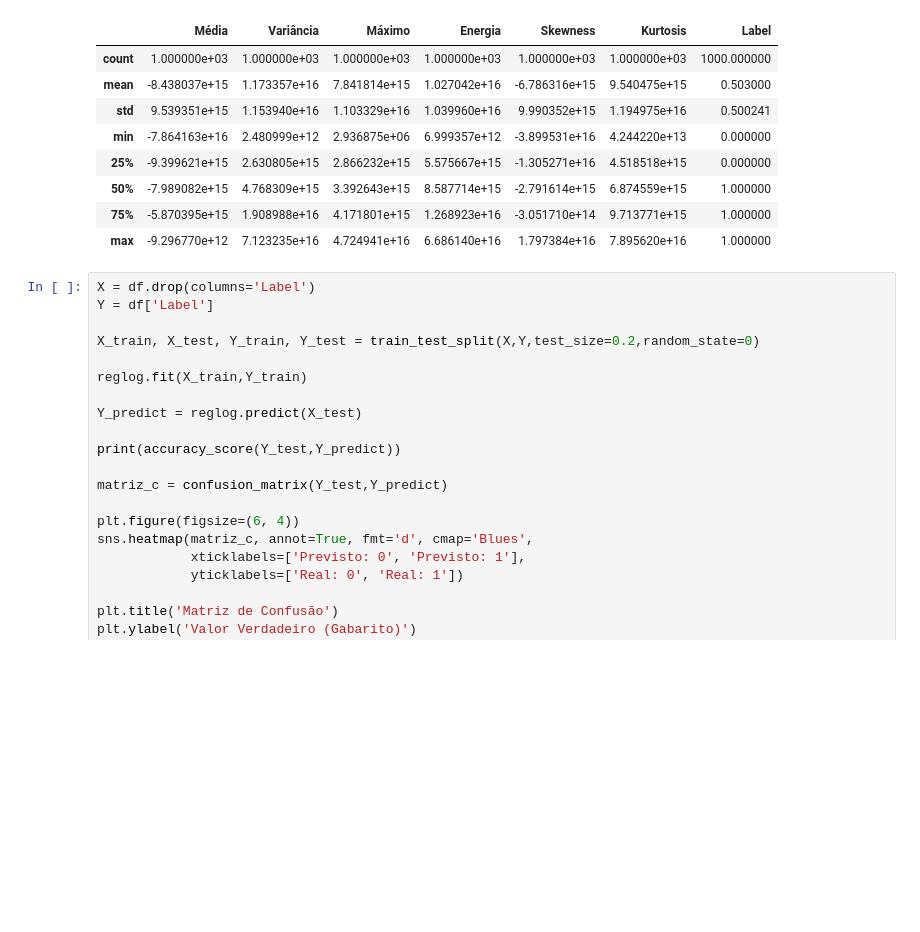
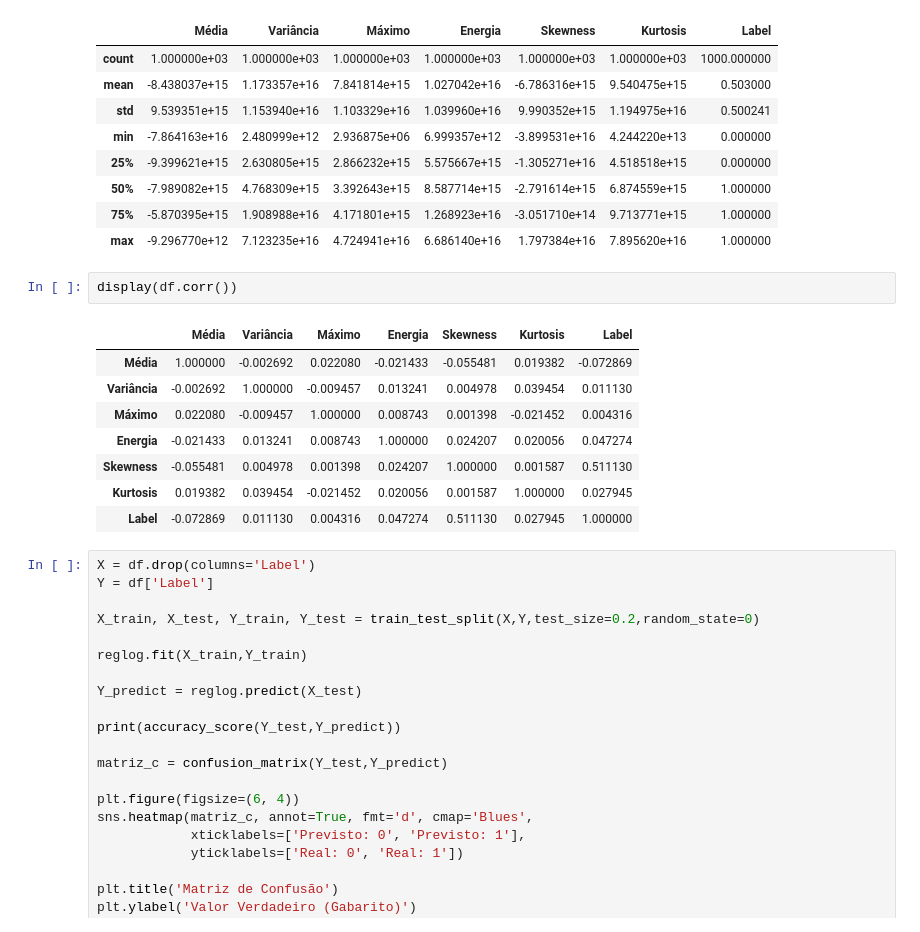
Before and after one commit to andrefsr/Estudos-em-Inteligencia-Artificial, a Jupyter notebook: 3 - Classificação (RegLog, LDA e QDA)/GPR dataset/reglog_gpr.ipynb, the cells around one changed output. Saved outputs shown, nothing was run; the diff lists cells and outputs as text; blank space fills up the shorter version.

```diff
--- a/3 - Classificação (RegLog, LDA e QDA)/GPR dataset/reglog_gpr.ipynb
+++ b/3 - Classificação (RegLog, LDA e QDA)/GPR dataset/reglog_gpr.ipynb
@@ -29,6 +32,17 @@ display(df.describe())
 | 50% | -7.989082e+15 | 4.768309e+15 | 3.392643e+15 | 8.587714e+15 | -2.791614e+15 | 6.874559e+15 | 1.000000 |
 | 75% | -5.870395e+15 | 1.908988e+16 | 4.171801e+15 | 1.268923e+16 | -3.051710e+14 | 9.713771e+15 | 1.000000 |
 | max | -9.296770e+12 | 7.123235e+16 | 4.724941e+16 | 6.686140e+16 | 1.797384e+16 | 7.895620e+16 | 1.000000 |
+# %%
+display(df.corr())
+# %% [output]
+|  | Média | Variância | Máximo | Energia | Skewness | Kurtosis | Label |
+| Média | 1.000000 | -0.002692 | 0.022080 | -0.021433 | -0.055481 | 0.019382 | -0.072869 |
+| Variância | -0.002692 | 1.000000 | -0.009457 | 0.013241 | 0.004978 | 0.039454 | 0.011130 |
+| Máximo | 0.022080 | -0.009457 | 1.000000 | 0.008743 | 0.001398 | -0.021452 | 0.004316 |
+| Energia | -0.021433 | 0.013241 | 0.008743 | 1.000000 | 0.024207 | 0.020056 | 0.047274 |
+| Skewness | -0.055481 | 0.004978 | 0.001398 | 0.024207 | 1.000000 | 0.001587 | 0.511130 |
+| Kurtosis | 0.019382 | 0.039454 | -0.021452 | 0.020056 | 0.001587 | 1.000000 | 0.027945 |
+| Label | -0.072869 | 0.011130 | 0.004316 | 0.047274 | 0.511130 | 0.027945 | 1.000000 |
 # %%
 X = df.drop(columns='Label')
 Y = df['Label']
```
Also changed, not shown: parts of 6 cells of this notebook.
